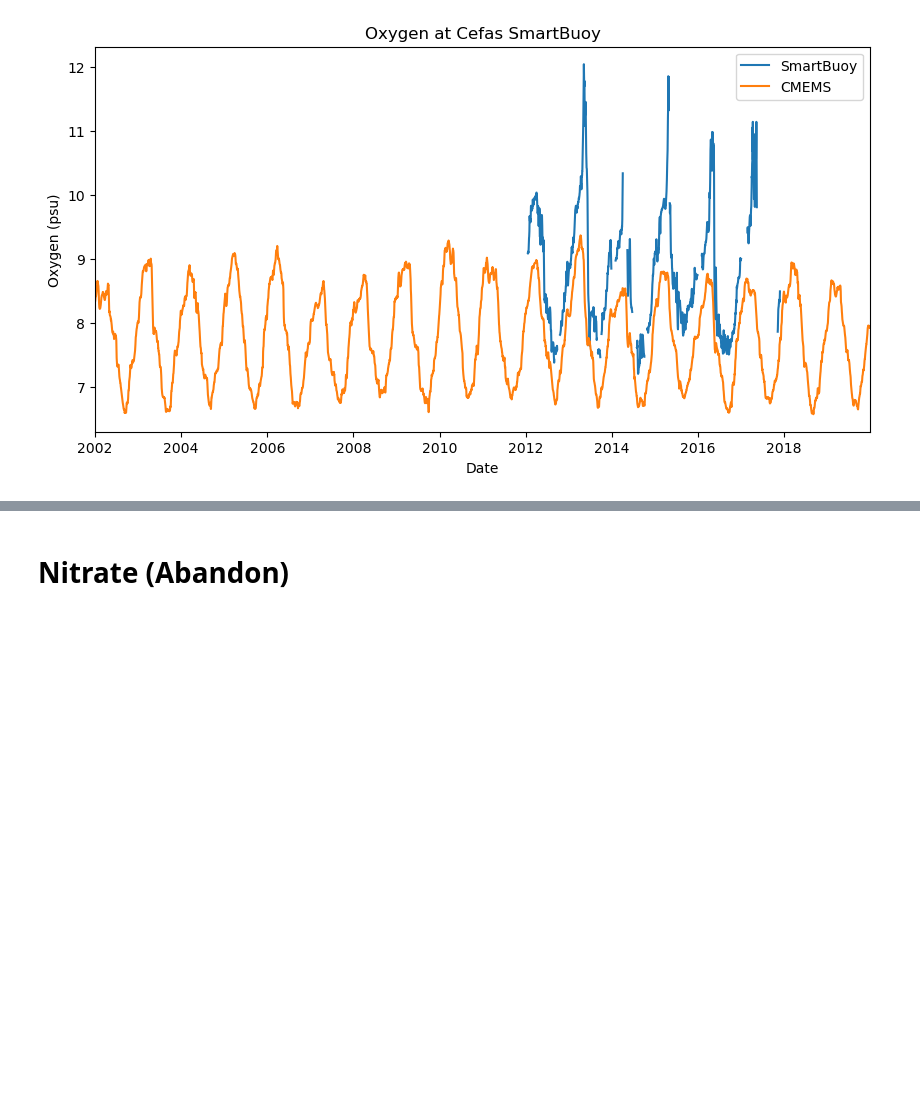
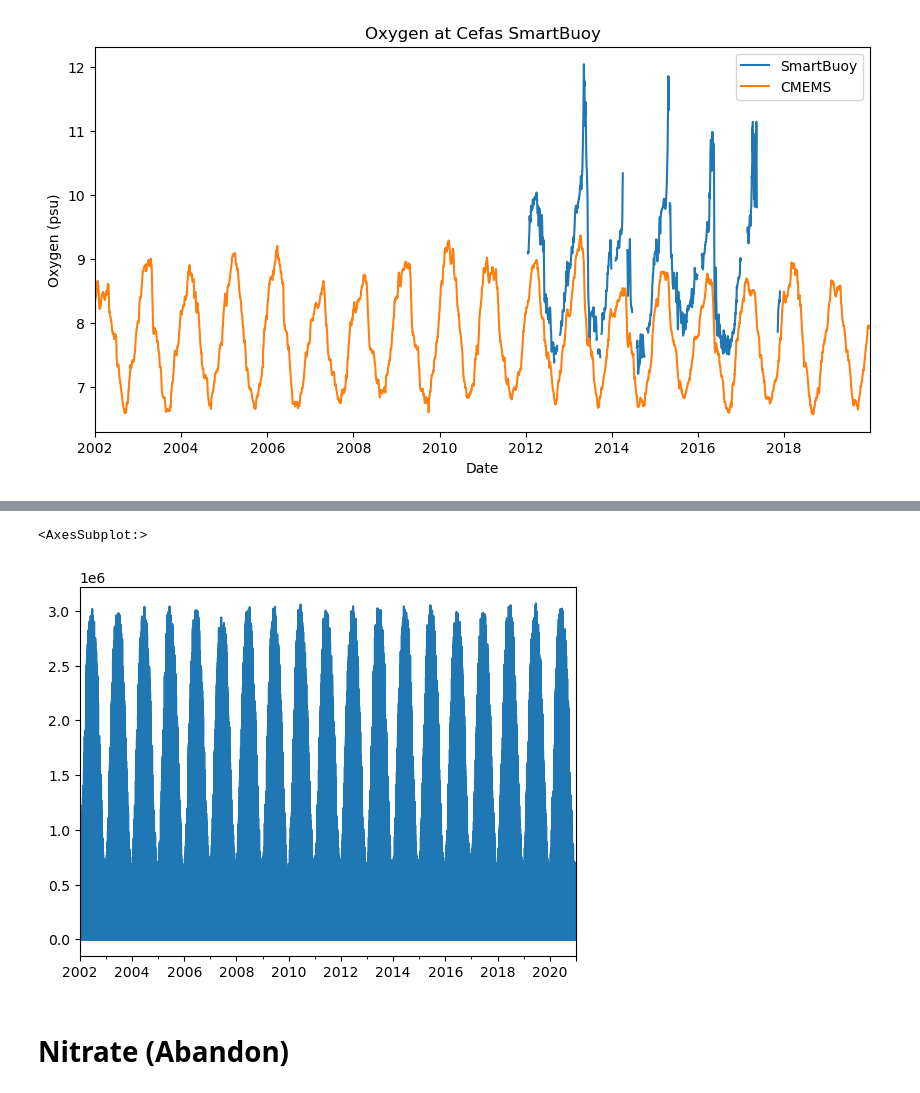
Before and after one commit to Reubenpt123/DAV, a Jupyter notebook: Opendata_Extraction.ipynb, the cells around one changed output, grey strips where cells are left out. Cells and saved outputs as stored; diff of their text form; code cells hidden in the pictures; blank space fills up the shorter version.

```diff
--- a/Opendata_Extraction.ipynb
+++ b/Opendata_Extraction.ipynb
@@ -456,3 +456,9 @@ plt.show()
 CMEMS_Chl_O2 = pd.DataFrame({'CMEMS_Chl':CHL, 'CMEMS_O2':DO/31.998}, index = DO_time)
 CMEMS_Chl_O2
 CMEMS_Chl_O2.to_csv('..\OpenData\CMEMS_Chl_O2.csv')
+# %%
+SST_file = r'..\OpenData\Solar\2002_2019_Solar.nc'
+
+# Open the file
+import xarray as xr
+Solar_ds = xr.open_dataset(SST_file,engine='netcdf4')
@@ -458,0 +565,7 @@ CMEMS_Chl_O2.to_csv('..\OpenData\CMEMS_Chl_O2.csv')
+# %%
+# build a dataframe for the SST and SSS
+CMEMS_SST_SSS = pd.DataFrame({'SSR':SSR, 'SSRD':SSRD}, index = SSR_time)
+CMEMS_SST_SSS['SSR'].plot()
+# %% [output]
+<AxesSubplot:>
+[figure, added]
```
Also changed, not shown: parts of 7 cells of this notebook.
